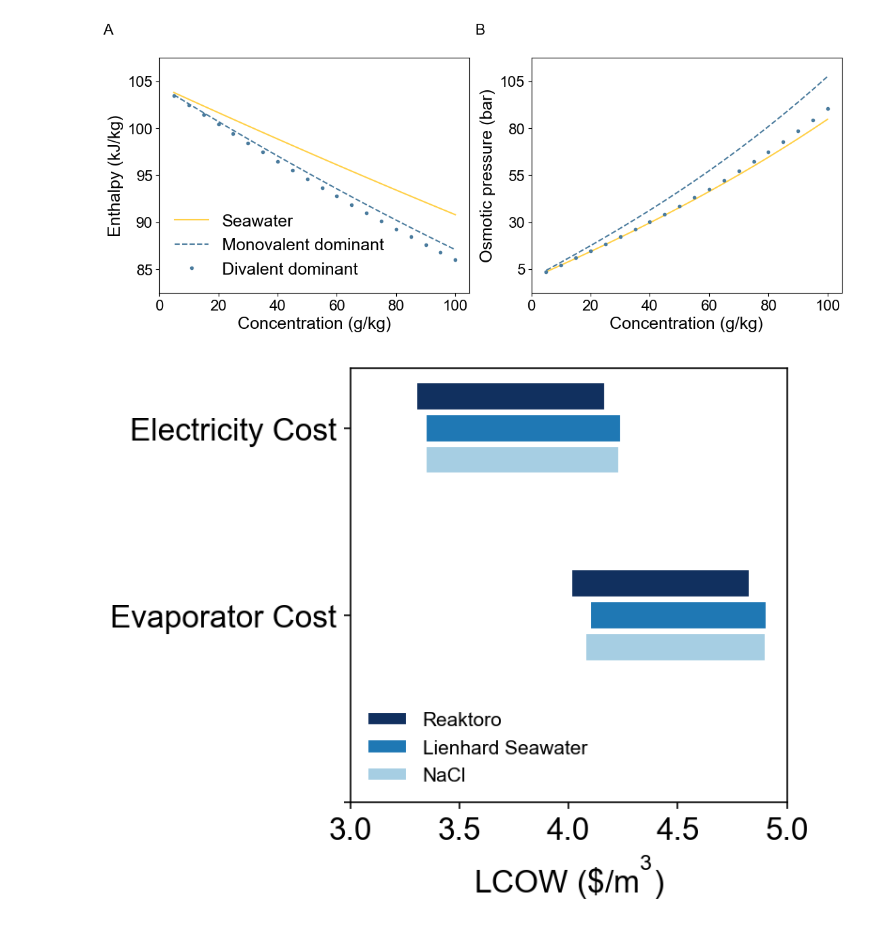
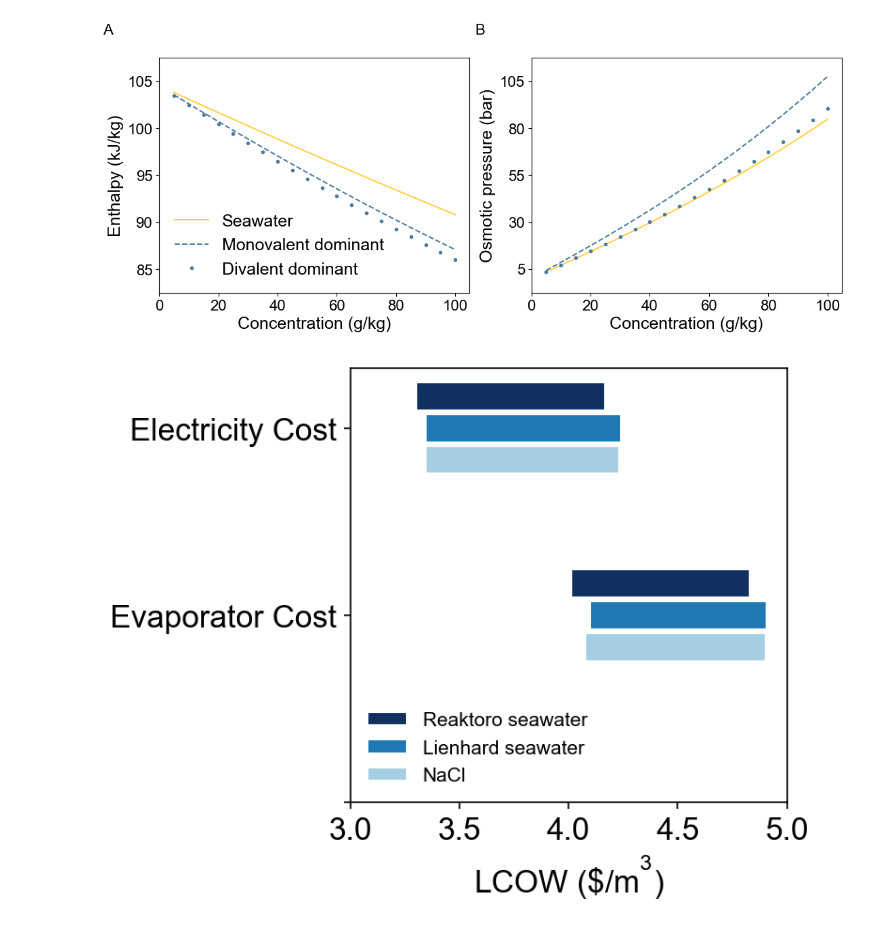
Before and after one commit to savannahsakhai/watertap, a Jupyter notebook: watertap/flowsheets/property_analysis/prop_plots/plotting.ipynb, the cells around one changed output. Cells and saved outputs as stored; diff of their text form; code cells hidden in the pictures.

```diff
--- a/watertap/flowsheets/property_analysis/prop_plots/plotting.ipynb
+++ b/watertap/flowsheets/property_analysis/prop_plots/plotting.ipynb
@@ -285,35 +285,35 @@ color = [dark, mid_light, light,
 # y_pos = np.arange(len(parameters))
 
 width = []
 bottom = []
 for low, high in zip(LCOW_low, LCOW_high):
     width.append(abs(high - low))
     bottom.append(min(low, high))
 
 # Loop over each parameter to plot individual bars with unique labels
 for y, w, b, c in zip(y_pos, width, bottom, color):
     fig.plot_bar(
         [y],  # single y position
         [w],  # single width
         bottom=[b],  # single bottom position
         width=0.15,
         vertical=False,
         color=c,
         edgecolor="white",
     )
 
 
 # Additional plot settings
 plt.tick_params(labelsize=title_size-2)
 plt.xlim(3,5)
 plt.xlabel("LCOW ($\$$/m$^3$)",fontsize=title_size-2)
-plt.legend(["Reaktoro","Lienhard Seawater","NaCl"], loc="lower left", fontsize=10, frameon=False)
+plt.legend(["Reaktoro seawater","Lienhard seawater","NaCl"], loc="lower left", fontsize=10, frameon=False)
 
 plt.yticks(base_y_pos, parameters)
 plt.gca().invert_yaxis()
 plt.savefig("MVC_sensitivity", dpi=600, bbox_inches='tight')
 # %% [output]
-[figure, old version]
+[figure, new version]
 # %%
 s1 = pd.read_csv(r"C:\Users\sss0031\Documents\GitHub\watertap\watertap\flowsheets\property_analysis\tech_data\RO_Reaktoro_sensitivity_5.csv")
 s2 = pd.read_csv(r"C:\Users\sss0031\Documents\GitHub\watertap\watertap\flowsheets\property_analysis\tech_data\RO_Reaktoro_sensitivity_6.csv")
```
Also changed, not shown: parts of 1 cell of this notebook, 4 other files.
